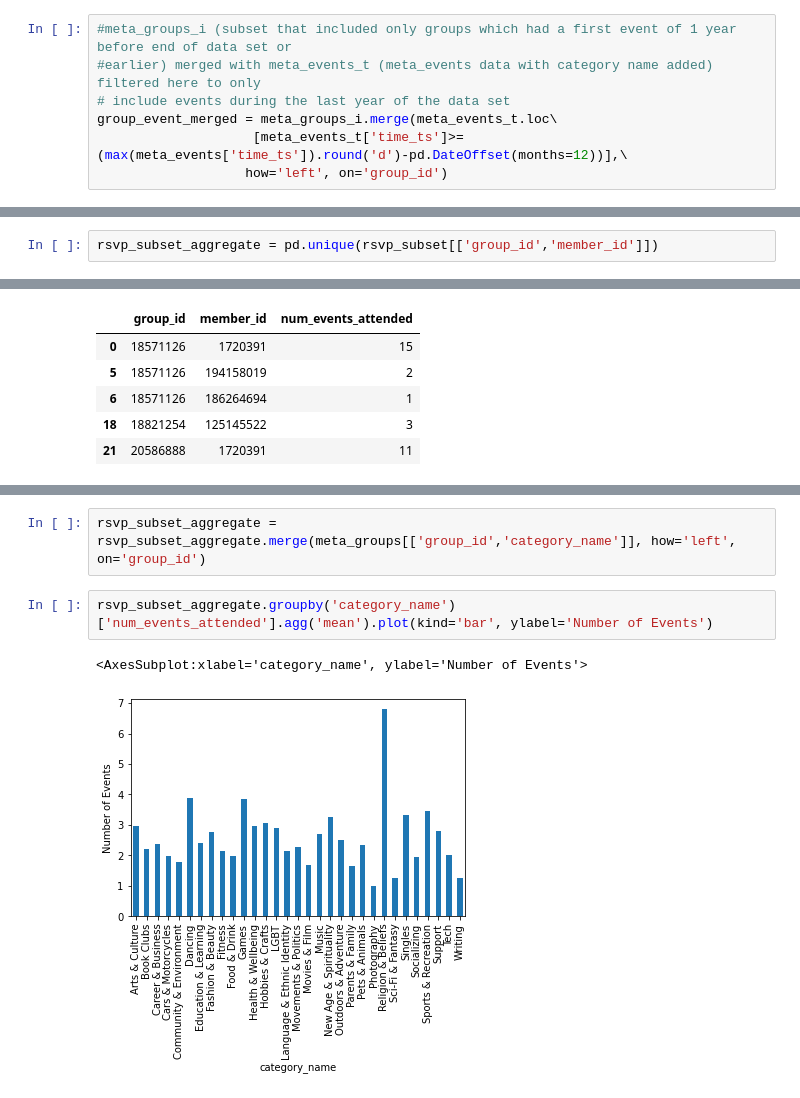
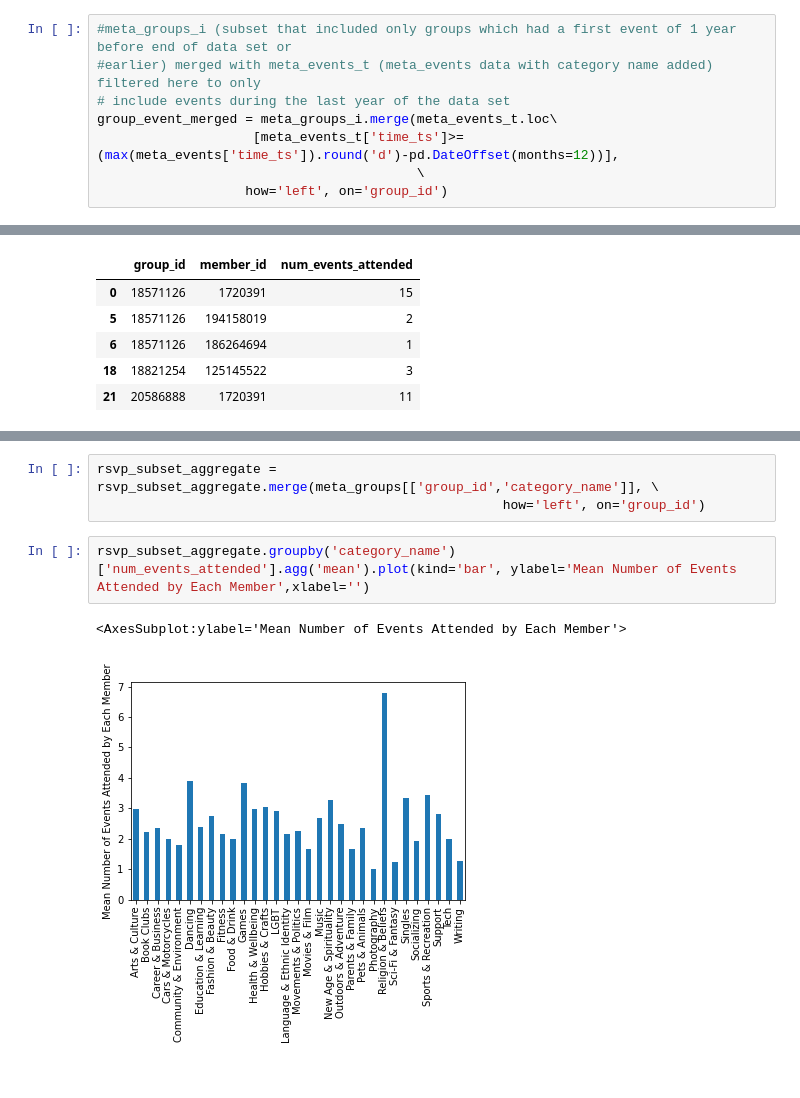
Before and after one commit to jamesreno2/python_project_eda, a Jupyter notebook: Python_project_eda.ipynb, the cells around one changed output, grey strips where cells are left out. Cells and saved outputs as stored; diff of their text form.

Commit message:
Added number of events per user on average and markdown description

```diff
--- a/Python_project_eda.ipynb
+++ b/Python_project_eda.ipynb
@@ -406,7 +425,8 @@ meta_groups_i.groupby('category_name')['num_events_target_period'].agg('sum')\
 #earlier) merged with meta_events_t (meta_events data with category name added) filtered here to only
 # include events during the last year of the data set
 group_event_merged = meta_groups_i.merge(meta_events_t.loc\
-                    [meta_events_t['time_ts']>=(max(meta_events['time_ts']).round('d')-pd.DateOffset(months=12))],\
+                    [meta_events_t['time_ts']>=(max(meta_events['time_ts']).round('d')-pd.DateOffset(months=12))],
+                                         \
                    how='left', on='group_id')
 # %%
 group_event_merged.shape
@@ -566,5 +594,3 @@ m_to_g_edges.head()
 | 2 | 1939496 | 19277993 | 1 |
 | 3 | 2606806 | 19277993 | 4 |
 | 4 | 3438546 | 19277993 | 1 |
-# %%
-rsvp_subset_aggregate = pd.unique(rsvp_subset[['group_id','member_id']])
@@ -598,9 +622,10 @@ meta_groups.head()
 | 3 | 10016242 | NashJS | 1975 | 34 | Tech | 8111102 | nashjs | 81.782609 | ... |
 | 4 | 21174496 | 20's & 30's Women looking for gir... | 2782 | 31 | Socializing | 184580248 | new-friends-in-Nashville | 30.450000 | ... |
 # %%
-rsvp_subset_aggregate = rsvp_subset_aggregate.merge(meta_groups[['group_id','category_name']], how='left', on='group_id')
+rsvp_subset_aggregate = rsvp_subset_aggregate.merge(meta_groups[['group_id','category_name']], \
+                                                    how='left', on='group_id')
 # %%
-rsvp_subset_aggregate.groupby('category_name')['num_events_attended'].agg('mean').plot(kind='bar', ylabel='Number of Events')
+rsvp_subset_aggregate.groupby('category_name')['num_events_attended'].agg('mean').plot(kind='bar', ylabel='Mean Number of Events Attended by Each Member',xlabel='')
 # %% [output]
-<AxesSubplot:xlabel='category_name', ylabel='Number of Events'>
+<AxesSubplot:ylabel='Mean Number of Events Attended by Each Member'>
-[figure, old version]
+[figure, new version]
```
Also changed, not shown: parts of 15 cells of this notebook.
